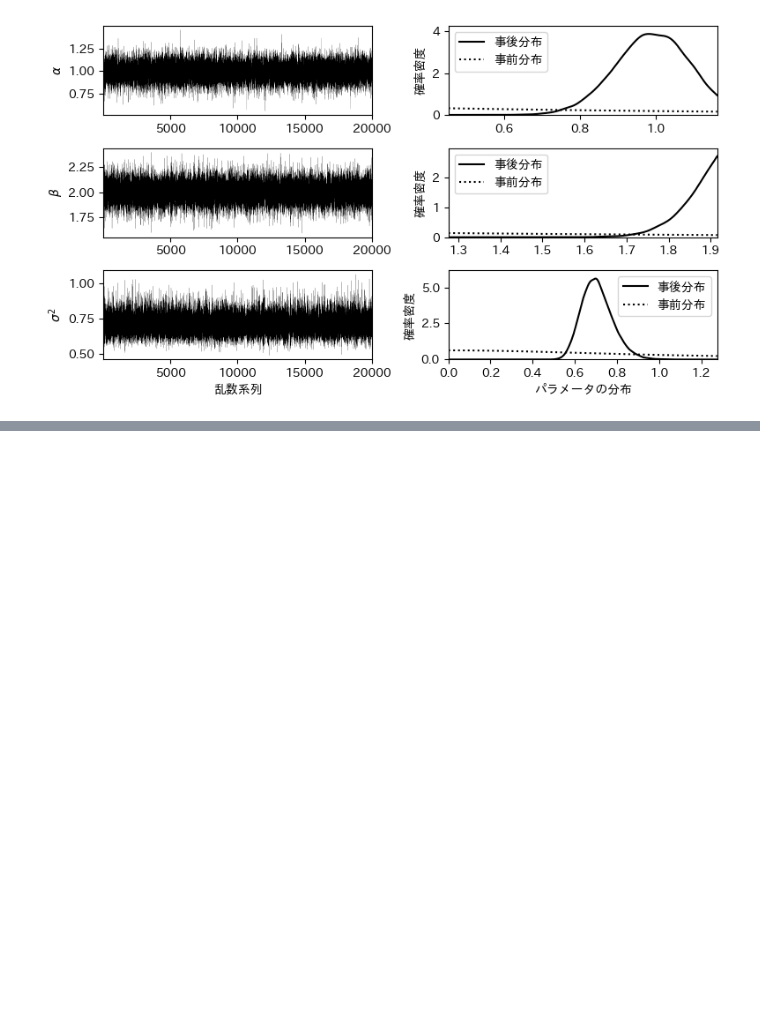
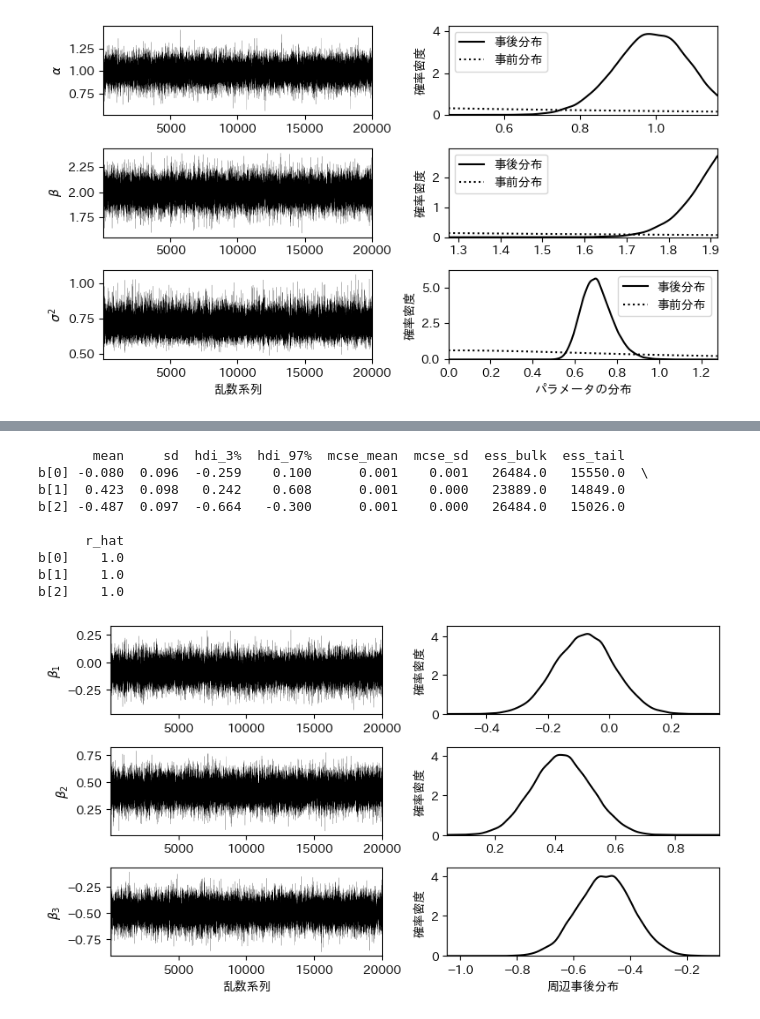
Before and after one commit to s1ok69oo/my_study, a Jupyter notebook: nakaduma_bayes_2019/Chapter4.ipynb, the cells around one changed output, grey strips where cells are left out. Cells and saved outputs as stored; diff of their text form; code cells hidden in the pictures; blank space fills up the shorter version.

```diff
--- a/nakaduma_bayes_2019/Chapter4.ipynb
+++ b/nakaduma_bayes_2019/Chapter4.ipynb
@@ -518,0 +541,49 @@ sigma    1.0
+# %%
+# 4.5: ロジット・モデルのベイズ分析
+# ロジット・モデルからのデータ生成
+n = 500
+np.random.seed(99)
+x1 = st.uniform.rvs(loc=-np.sqrt(3.0), scale=2.0*np.sqrt(3.0), size=n)
+x2 = st.uniform.rvs(loc=-np.sqrt(3.0), scale=2.0*np.sqrt(3.0), size=n)
+q = st.logistic.cdf(0.5*x1 - 0.5*x2)
+y = st.bernoulli.rvs(q)
+X = np.stack((np.ones(n), x1, x2), axis=1)
+
+# ロジット・モデルの係数の事後分布の設定
+n, k = X.shape
+b0 = np.zeros(k)
+A0 = 0.01 * np.eye(k)
+logit_model = pm.Model()
+with logit_model:
+    b = pm.MvNormal('b', mu=b0, tau=A0, shape=k)
+    idx = pm.math.dot(X, b)
+    likelihood = pm.Bernoulli('y', logit_p=idx, observed=y)
+
+# 事後分布からのサンプリング
+n_draws = 5000
+n_chains = 4
+n_tune = 1000
+with logit_model:
+    trace = pm.sample(draws=n_draws, chains=n_chains, tune=n_tune, random_seed=123)
+print(pm.summary(trace))
+
+# 事後分布のグラフの作成
+fig, ax = plt.subplots(k, 2, num=1, figsize=(8, 1.5*k), facecolor='w')
+for idx in range(k):
+    mc_trace = trace['b'][:, idx]
+    x_min = mc_trace.min() - 0.2*np.abs(mc_trace.min())
+    x_max = mc_trace.max() + 0.2*np.abs(mc_trace.max())
+    x = np.linspace(x_min, x_max, 250)
+    posterior = st.gaussian_kde(mc_trace).evaluate(x)
+    ax[idx, 0].plot(mc_trace, 'k-', linewidth=0.1)
+    ax[idx, 0].set_xlim(1, n_draws*n_chains)
+    ax[idx, 0].set_ylabel('$\\beta_{:d}$'.format(idx+1))
+    ax[idx, 1].plot(x, posterior, 'k-')
+    ax[idx, 1].set_xlim(x_min, x_max)
+    ax[idx, 1].set_ylim(0, 1.1*posterior.max())
+    ax[idx, 1].set_ylabel('確率密度')
+ax[k-1, 0].set_xlabel('乱数系列')
+ax[k-1, 1].set_xlabel('周辺事後分布')
+plt.tight_layout()
+plt.show()
+# %% [output]
@@ -518,0 +603,10 @@ sigma    1.0
+       mean     sd  hdi_3%  hdi_97%  mcse_mean  mcse_sd  ess_bulk  ess_tail
+b[0] -0.080  0.096  -0.259    0.100      0.001    0.001   26484.0   15550.0  \
+b[1]  0.423  0.098   0.242    0.608      0.001    0.000   23889.0   14849.0
+b[2] -0.487  0.097  -0.664   -0.300      0.001    0.000   26484.0   15026.0
+
+      r_hat
+b[0]    1.0
+b[1]    1.0
+b[2]    1.0
+[figure, added]
```
Also changed, not shown: parts of 11 cells of this notebook.
